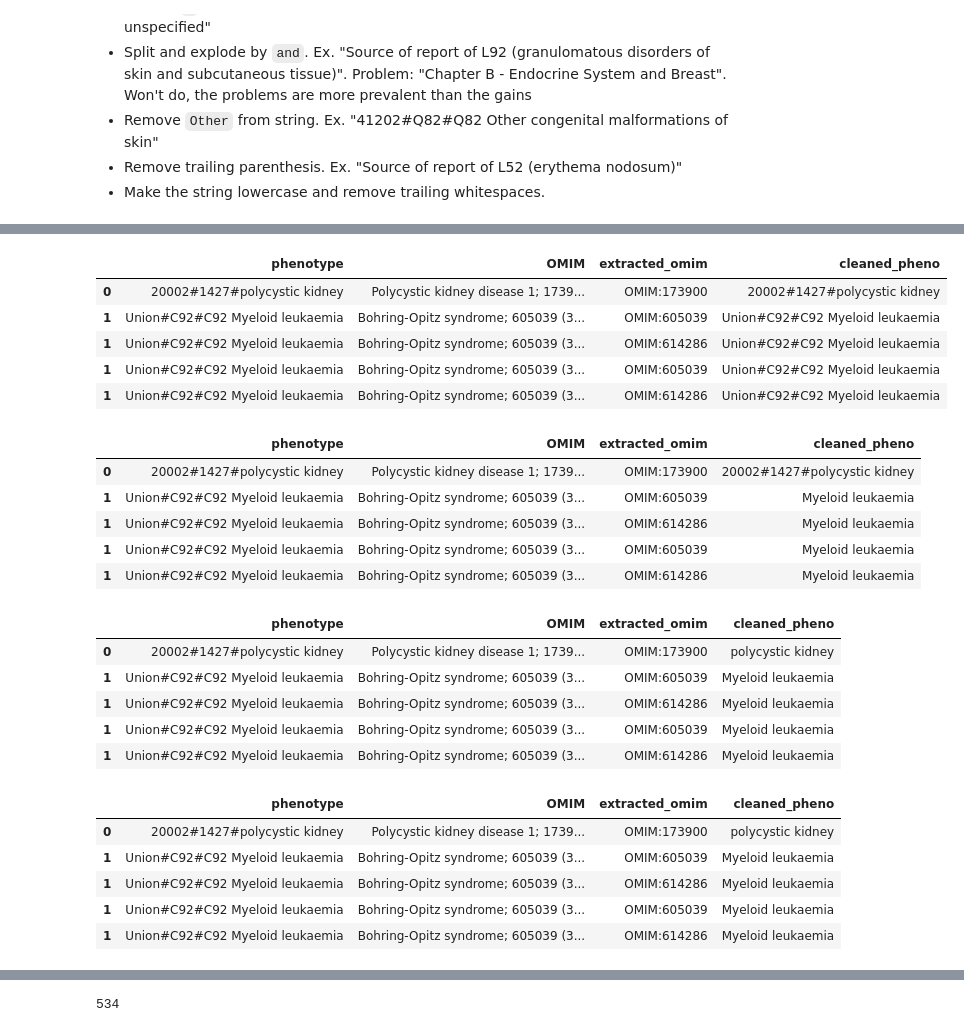
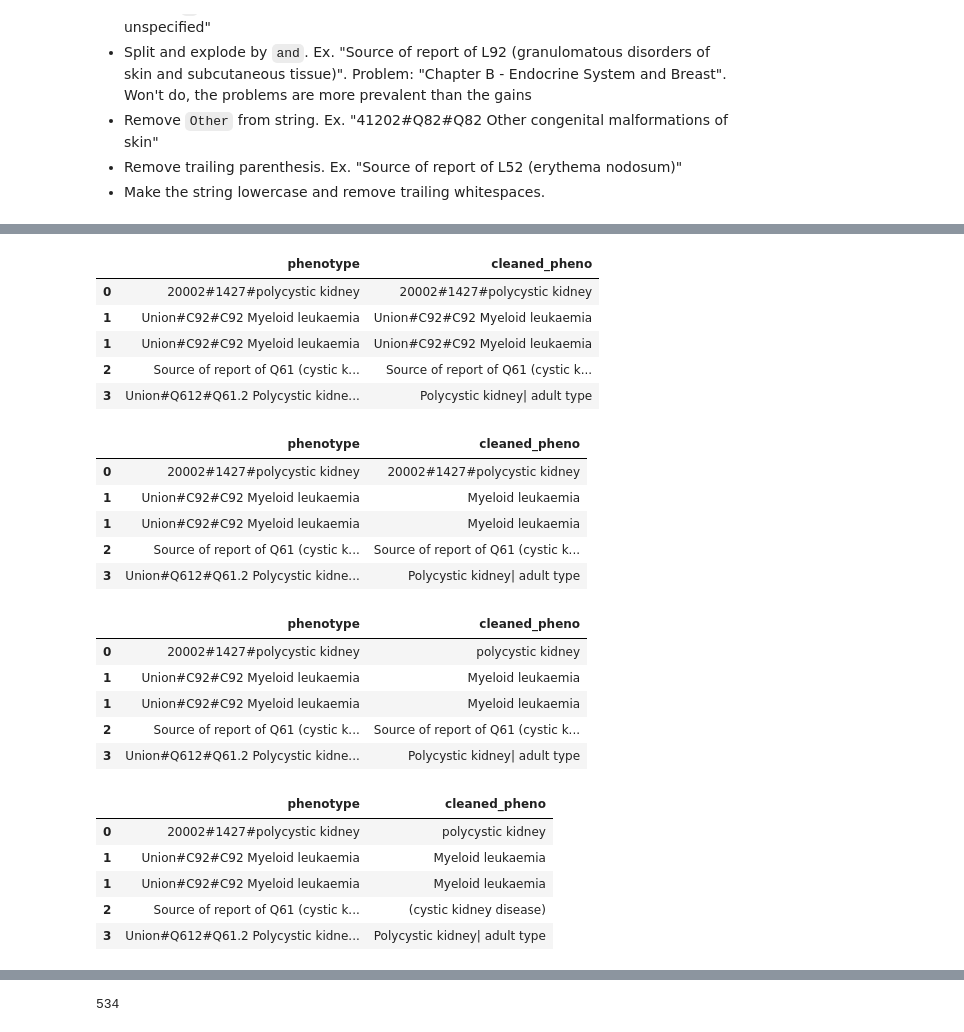
Before and after one commit to ireneisdoomed/random_notebooks, a Jupyter notebook: exome_data/az/notebooks/phenotypes.ipynb, the cells around one changed output, grey strips where cells are left out. Drawn from its saved outputs; the diff is of its cells as text; code cells hidden in the pictures.

```diff
--- a/exome_data/az/notebooks/phenotypes.ipynb
+++ b/exome_data/az/notebooks/phenotypes.ipynb
@@ -60,11 +62,11 @@ Index(['model', 'Gene', 'Field', 'Path', 'Pheno', 'nSamples', 'nCarriers',
 # %%
 pheno = (
     pd.concat(
-        [binary[['phenotype', 'OMIM', 'p.value']], quant.rename(columns={'Pheno':'phenotype', 'p-value':'p.value'})[['phenotype', 'OMIM', 'Gene', 'p.value']]]
+        [binary[['phenotype', 'OMIM', 'p.value', 'Gene']], quant.rename(columns={'Pheno':'phenotype', 'p-value':'p.value'})[['phenotype', 'OMIM', 'Gene', 'p.value']]]
     )
 
     # Extract significant associations. Threshold = 2x10^-9
-    .query('`p.value` < 2e-9').drop('p.value', axis=1)
+    .query('(`p.value` < 2e-9) and (Gene.notnull())').drop('p.value', axis=1)
 
     .drop_duplicates()
     .reset_index(drop=True)
@@ -189,0 +176,4 @@ pheno
+# %%
+ontoma = pheno.filter(items=['phenotype'])
+
+ontoma
@@ -190,52 +194,52 @@ pheno
 # %%
 # 1. Remove cases like "41272#W365#W36.5 Diagnostic extraction of bone marrow NEC" -> "Diagnostic extraction of bone marrow NEC"
 
-pheno['cleaned_pheno'] = pheno.phenotype.str.split(r'^(\w+#\w+#\w*\.\w+\s)', expand=False).str[-1]
+ontoma['cleaned_pheno'] = ontoma.phenotype.str.split(r'^(\w+#\w+#\w*\.\w+\s)', expand=False).str[-1]
 
-pheno.head()
+ontoma.head()
 # %% [output]
-|  | phenotype | OMIM | extracted_omim | cleaned_pheno |
-| 0 | 20002#1427#polycystic kidney | Polycystic kidney disease 1; 1739... | OMIM:173900 | 20002#1427#polycystic kidney |
-| 1 | Union#C92#C92 Myeloid leukaemia | Bohring-Opitz syndrome; 605039 (3... | OMIM:605039 | Union#C92#C92 Myeloid leukaemia |
-| 1 | Union#C92#C92 Myeloid leukaemia | Bohring-Opitz syndrome; 605039 (3... | OMIM:614286 | Union#C92#C92 Myeloid leukaemia |
-| 1 | Union#C92#C92 Myeloid leukaemia | Bohring-Opitz syndrome; 605039 (3... | OMIM:605039 | Union#C92#C92 Myeloid leukaemia |
-| 1 | Union#C92#C92 Myeloid leukaemia | Bohring-Opitz syndrome; 605039 (3... | OMIM:614286 | Union#C92#C92 Myeloid leukaemia |
+|  | phenotype | cleaned_pheno |
+| 0 | 20002#1427#polycystic kidney | 20002#1427#polycystic kidney |
+| 1 | Union#C92#C92 Myeloid leukaemia | Union#C92#C92 Myeloid leukaemia |
+| 1 | Union#C92#C92 Myeloid leukaemia | Union#C92#C92 Myeloid leukaemia |
+| 2 | Source of report of Q61 (cystic k... | Source of report of Q61 (cystic k... |
+| 3 | Union#Q612#Q61.2 Polycystic kidne... | Polycystic kidney| adult type |
 # %%
 # 2. Remove cases like "Union#C92#C92 Myeloid leukaemia" -> "Myeloid leukaemia"
 
-pheno['cleaned_pheno'] = pheno.cleaned_pheno.str.split(r'^(Union#\w+#\w+\s)', expand=False).str[-1]
-pheno.head()
+ontoma['cleaned_pheno'] = ontoma.cleaned_pheno.str.split(r'^(Union#\w+#\w+\s)', expand=False).str[-1]
+ontoma.head()
 # %% [output]
-|  | phenotype | OMIM | extracted_omim | cleaned_pheno |
-| 0 | 20002#1427#polycystic kidney | Polycystic kidney disease 1; 1739... | OMIM:173900 | 20002#1427#polycystic kidney |
-| 1 | Union#C92#C92 Myeloid leukaemia | Bohring-Opitz syndrome; 605039 (3... | OMIM:605039 | Myeloid leukaemia |
-| 1 | Union#C92#C92 Myeloid leukaemia | Bohring-Opitz syndrome; 605039 (3... | OMIM:614286 | Myeloid leukaemia |
-| 1 | Union#C92#C92 Myeloid leukaemia | Bohring-Opitz syndrome; 605039 (3... | OMIM:605039 | Myeloid leukaemia |
-| 1 | Union#C92#C92 Myeloid leukaemia | Bohring-Opitz syndrome; 605039 (3... | OMIM:614286 | Myeloid leukaemia |
+|  | phenotype | cleaned_pheno |
+| 0 | 20002#1427#polycystic kidney | 20002#1427#polycystic kidney |
+| 1 | Union#C92#C92 Myeloid leukaemia | Myeloid leukaemia |
+| 1 | Union#C92#C92 Myeloid leukaemia | Myeloid leukaemia |
+| 2 | Source of report of Q61 (cystic k... | Source of report of Q61 (cystic k... |
+| 3 | Union#Q612#Q61.2 Polycystic kidne... | Polycystic kidney| adult type |
 # %%
 # 3. Remove cases like "20002#1427#polycystic kidney" -> "polycystic kidney"
 
-pheno['cleaned_pheno'] = pheno.cleaned_pheno.str.split(r'^(\w+#\w+#)', expand=False).str[-1]
-pheno.head()
+ontoma['cleaned_pheno'] = ontoma.cleaned_pheno.str.split(r'^(\w+#\w+#)', expand=False).str[-1]
+ontoma.head()
 # %% [output]
-|  | phenotype | OMIM | extracted_omim | cleaned_pheno |
-| 0 | 20002#1427#polycystic kidney | Polycystic kidney disease 1; 1739... | OMIM:173900 | polycystic kidney |
-| 1 | Union#C92#C92 Myeloid leukaemia | Bohring-Opitz syndrome; 605039 (3... | OMIM:605039 | Myeloid leukaemia |
-| 1 | Union#C92#C92 Myeloid leukaemia | Bohring-Opitz syndrome; 605039 (3... | OMIM:614286 | Myeloid leukaemia |
-| 1 | Union#C92#C92 Myeloid leukaemia | Bohring-Opitz syndrome; 605039 (3... | OMIM:605039 | Myeloid leukaemia |
-| 1 | Union#C92#C92 Myeloid leukaemia | Bohring-Opitz syndrome; 605039 (3... | OMIM:614286 | Myeloid leukaemia |
+|  | phenotype | cleaned_pheno |
+| 0 | 20002#1427#polycystic kidney | polycystic kidney |
+| 1 | Union#C92#C92 Myeloid leukaemia | Myeloid leukaemia |
+| 1 | Union#C92#C92 Myeloid leukaemia | Myeloid leukaemia |
+| 2 | Source of report of Q61 (cystic k... | Source of report of Q61 (cystic k... |
+| 3 | Union#Q612#Q61.2 Polycystic kidne... | Polycystic kidney| adult type |
 # %%
 # 4. Remove cases like "Source of report of Q61 (cystic kidney disease)" -> "cystic kidney disease"
 
-pheno['cleaned_pheno'] = pheno.cleaned_pheno.str.split(r'^(Source of report of \w+\s)', expand=False).str[-1]
-pheno.head()
+ontoma['cleaned_pheno'] = ontoma.cleaned_pheno.str.split(r'^(Source of report of \w+\s)', expand=False).str[-1]
+ontoma.head()
 # %% [output]
-|  | phenotype | OMIM | extracted_omim | cleaned_pheno |
-| 0 | 20002#1427#polycystic kidney | Polycystic kidney disease 1; 1739... | OMIM:173900 | polycystic kidney |
-| 1 | Union#C92#C92 Myeloid leukaemia | Bohring-Opitz syndrome; 605039 (3... | OMIM:605039 | Myeloid leukaemia |
-| 1 | Union#C92#C92 Myeloid leukaemia | Bohring-Opitz syndrome; 605039 (3... | OMIM:614286 | Myeloid leukaemia |
-| 1 | Union#C92#C92 Myeloid leukaemia | Bohring-Opitz syndrome; 605039 (3... | OMIM:605039 | Myeloid leukaemia |
-| 1 | Union#C92#C92 Myeloid leukaemia | Bohring-Opitz syndrome; 605039 (3... | OMIM:614286 | Myeloid leukaemia |
+|  | phenotype | cleaned_pheno |
+| 0 | 20002#1427#polycystic kidney | polycystic kidney |
+| 1 | Union#C92#C92 Myeloid leukaemia | Myeloid leukaemia |
+| 1 | Union#C92#C92 Myeloid leukaemia | Myeloid leukaemia |
+| 2 | Source of report of Q61 (cystic k... | (cystic kidney disease) |
+| 3 | Union#Q612#Q61.2 Polycystic kidne... | Polycystic kidney| adult type |
 # %%
 # 5. Split by `|` and keep the first element. Ex. "41202#Q613#Q61.3 Polycystic kidney| unspecified"
 
```
Also changed, not shown: parts of 42 cells of this notebook, 1 other file.
